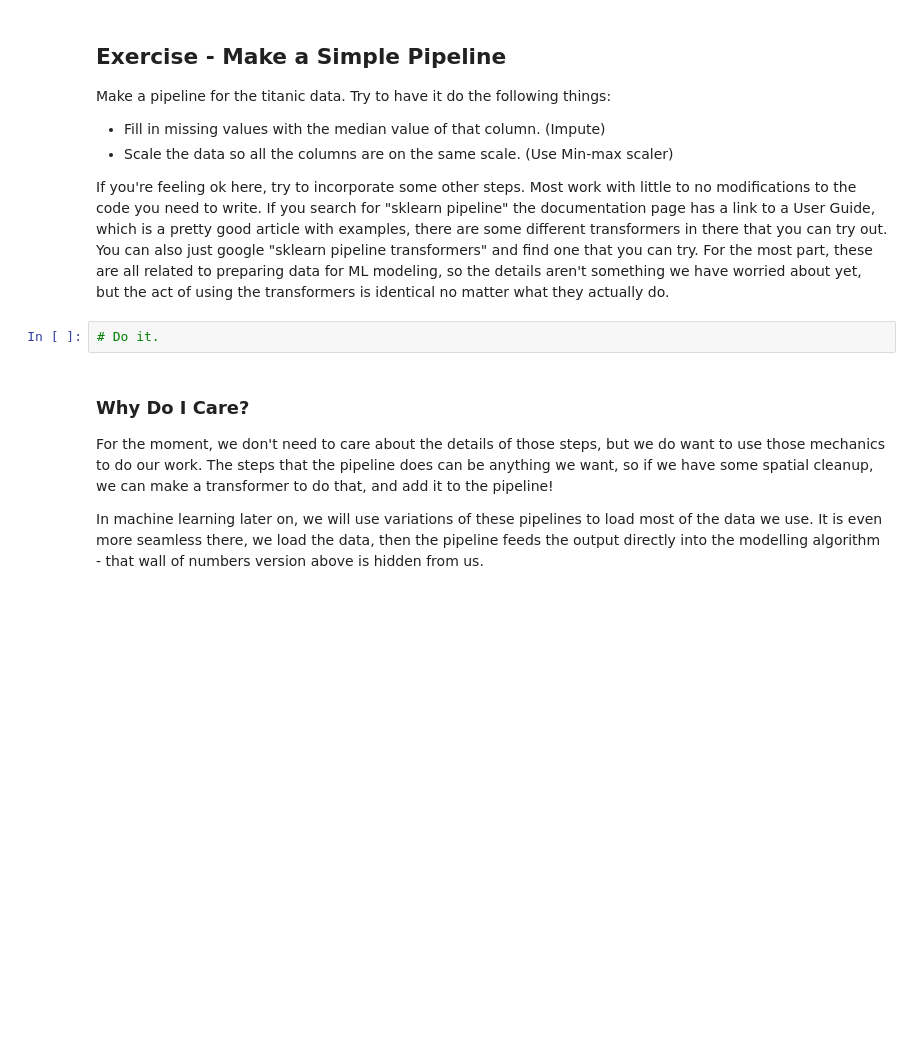
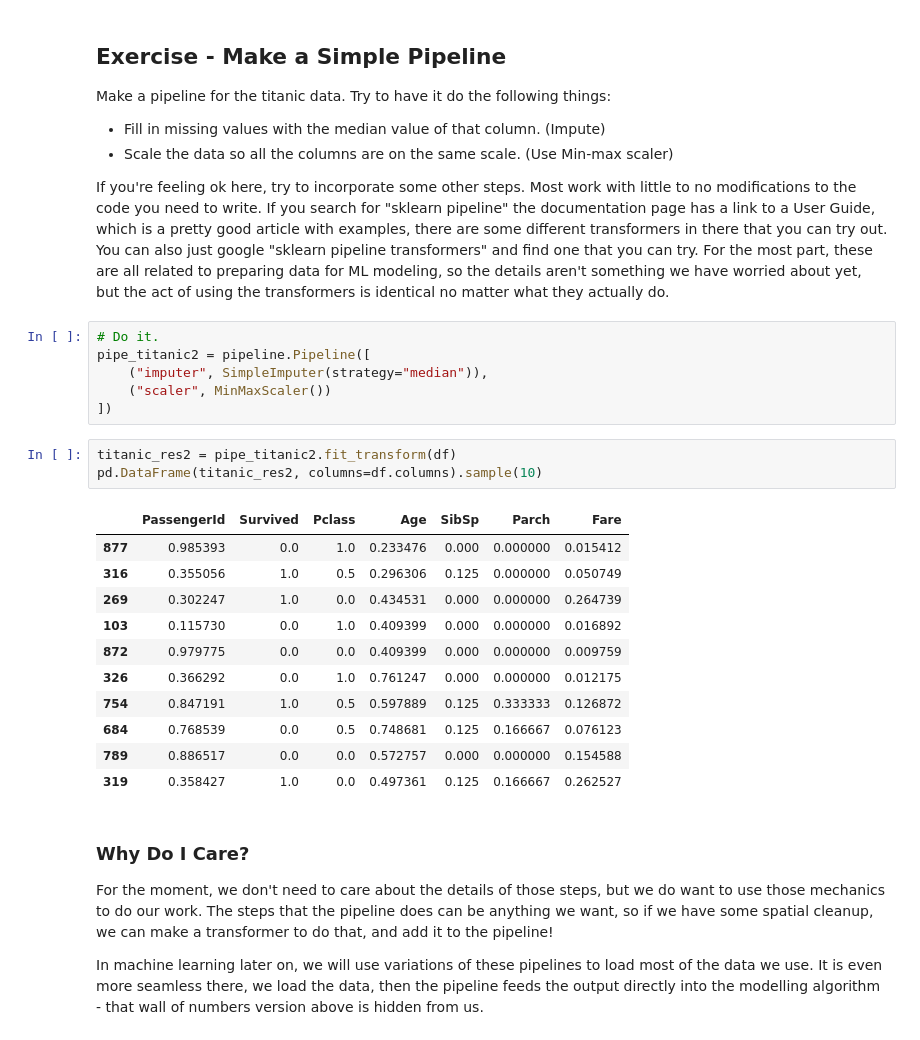
Before and after one commit to AkeemSemperDataScience/Programming_Basics_for_Machine_Learning_Students, a Jupyter notebook: workbooks/028_geopandas_transformer.ipynb, the cells around one changed output. Saved outputs shown, nothing was run; the diff lists cells and outputs as text; blank space fills up the shorter version.

```diff
--- a/workbooks/028_geopandas_transformer.ipynb
+++ b/workbooks/028_geopandas_transformer.ipynb
@@ -94,8 +126,27 @@ Make a pipeline for the titanic data. Try to have it do the following things:
 </ul>
 
 If you're feeling ok here, try to incorporate some other steps. Most work with little to no modifications to the code you need to write. If you search for "sklearn pipeline" the documentation page has a link to a User Guide, which is a pretty good article with examples, there are some different transformers in there that you can try out. You can also just google "sklearn pipeline transformers" and find one that you can try. For the most part, these are all related to preparing data for ML modeling, so the details aren't something we have worried about yet, but the act of using the transformers is identical no matter what they actually do.
-# %%
-# Do it.
+# %%
+# Do it.
+pipe_titanic2 = pipeline.Pipeline([
+    ("imputer", SimpleImputer(strategy="median")),
+    ("scaler", MinMaxScaler())
+])
+# %%
+titanic_res2 = pipe_titanic2.fit_transform(df)
+pd.DataFrame(titanic_res2, columns=df.columns).sample(10)
+# %% [output]
+|  | PassengerId | Survived | Pclass | Age | SibSp | Parch | Fare |
+| 877 | 0.985393 | 0.0 | 1.0 | 0.233476 | 0.000 | 0.000000 | 0.015412 |
+| 316 | 0.355056 | 1.0 | 0.5 | 0.296306 | 0.125 | 0.000000 | 0.050749 |
+| 269 | 0.302247 | 1.0 | 0.0 | 0.434531 | 0.000 | 0.000000 | 0.264739 |
+| 103 | 0.115730 | 0.0 | 1.0 | 0.409399 | 0.000 | 0.000000 | 0.016892 |
+| 872 | 0.979775 | 0.0 | 0.0 | 0.409399 | 0.000 | 0.000000 | 0.009759 |
+| 326 | 0.366292 | 0.0 | 1.0 | 0.761247 | 0.000 | 0.000000 | 0.012175 |
+| 754 | 0.847191 | 1.0 | 0.5 | 0.597889 | 0.125 | 0.333333 | 0.126872 |
+| 684 | 0.768539 | 0.0 | 0.5 | 0.748681 | 0.125 | 0.166667 | 0.076123 |
+| 789 | 0.886517 | 0.0 | 0.0 | 0.572757 | 0.000 | 0.000000 | 0.154588 |
+| 319 | 0.358427 | 1.0 | 0.0 | 0.497361 | 0.125 | 0.166667 | 0.262527 |
 # %% [markdown]
 ### Why Do I Care?
 
```
Also changed, not shown: parts of 25 cells of this notebook, 5 other files.
